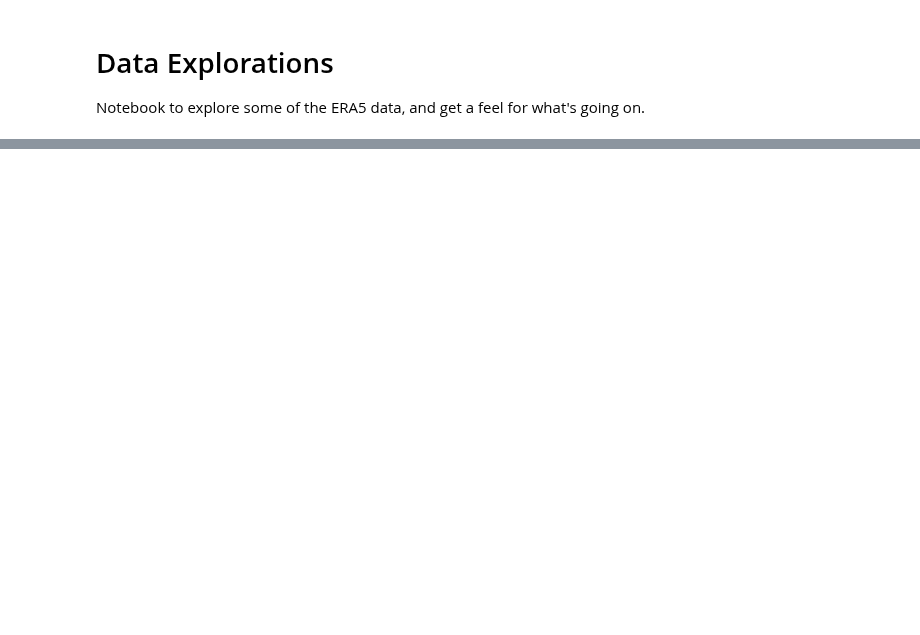
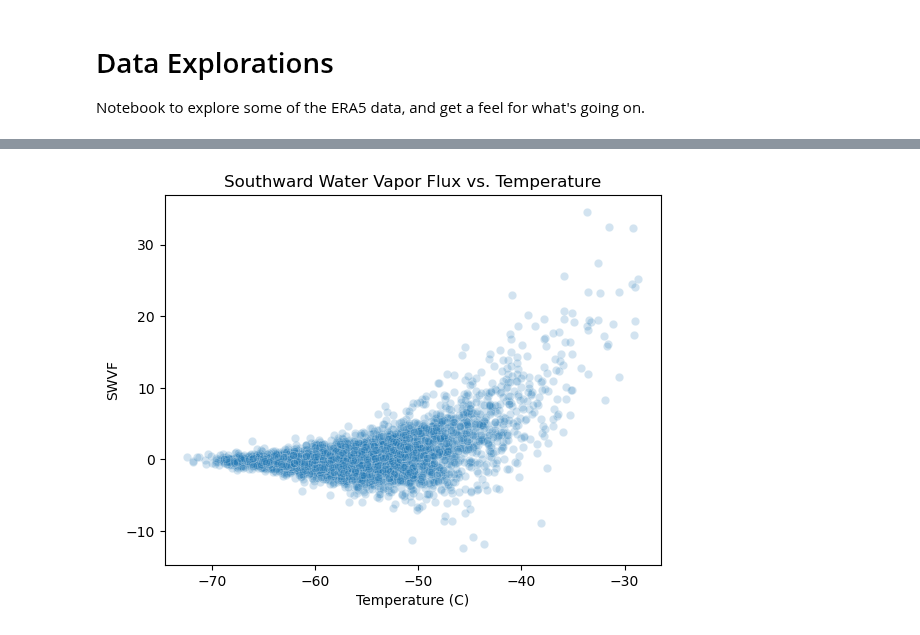
Before and after one commit to jbbutler/extreme_antarctic_ARs, a Jupyter notebook: notebooks/data_explorations.ipynb, the cells around one changed output, grey strips where cells are left out. Saved outputs shown, nothing was run; the diff lists cells and outputs as text; code cells hidden in the pictures; blank space fills up the shorter version.

```diff
--- a/notebooks/data_explorations.ipynb
+++ b/notebooks/data_explorations.ipynb
@@ -34,0 +38,7 @@ sns.histplot(data=one_cell.nwvf, bins = 25)
+# %%
+sns.scatterplot(data=daily_maxima, x='temp2m', y='swvf', alpha=0.2)
+plt.title('Southward Water Vapor Flux vs. Temperature')
+plt.ylabel('SWVF')
+plt.xlabel('Temperature (C)');
+# %% [output]
+[figure, added]
```
Also changed, not shown: parts of 9 cells of this notebook, 2 other files.
